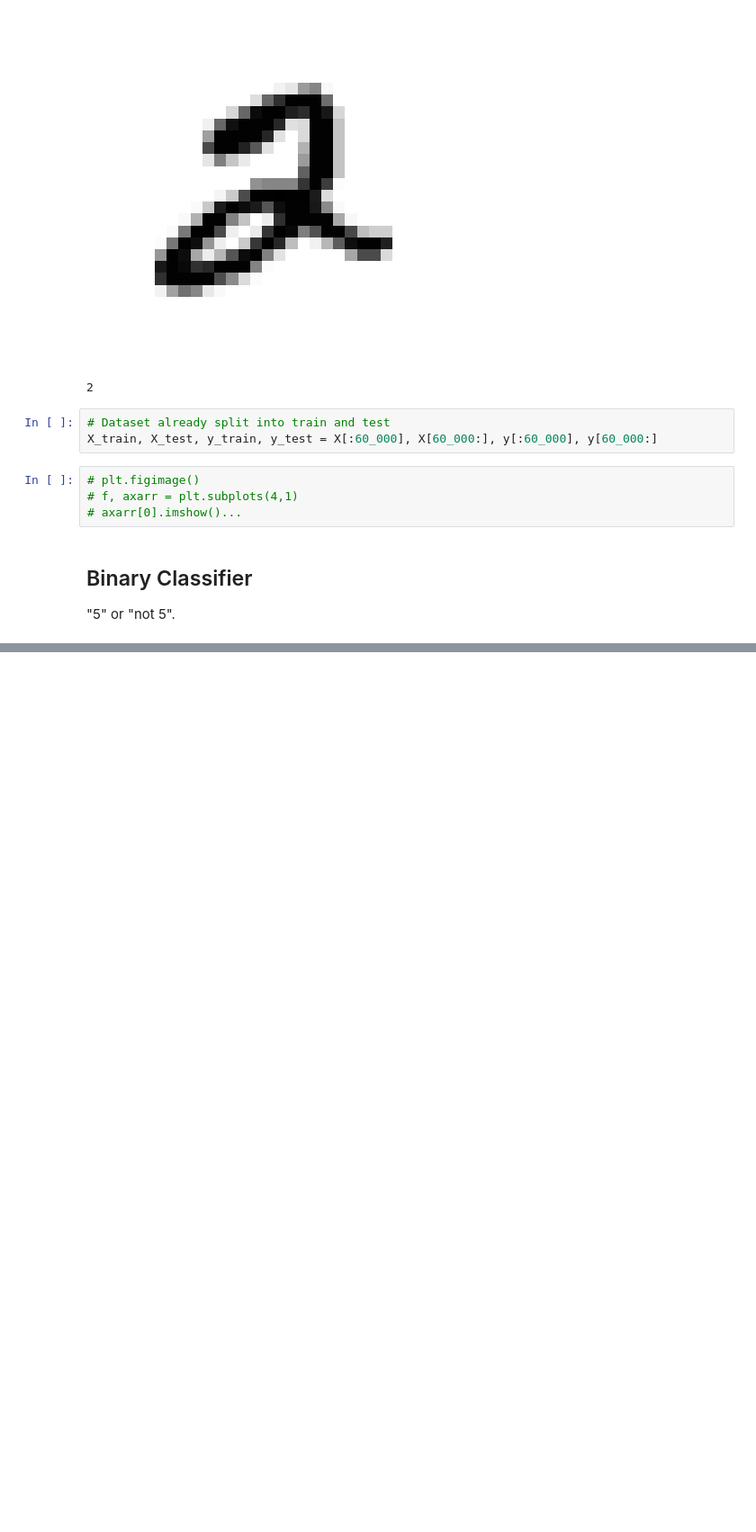
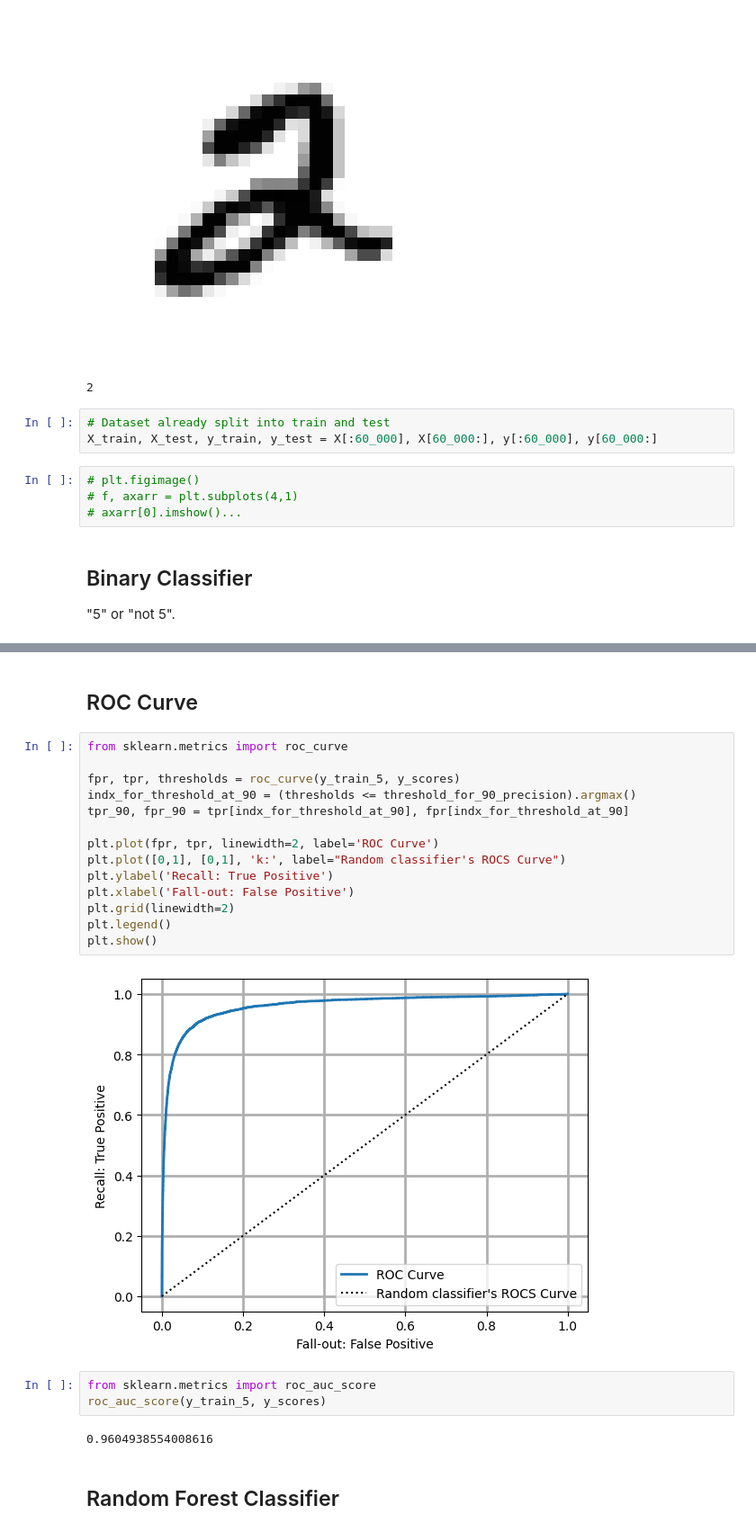
Before and after one commit to ks982579/data-science-1990-california-housing, a Jupyter notebook: mnist-hello-world/main.ipynb, the cells around one changed output, grey strips where cells are left out. Shown: that part at 90% size. Saved outputs shown, nothing was run; the diff lists cells and outputs as text; blank space fills up the shorter version.

```diff
--- a/mnist-hello-world/main.ipynb
+++ b/mnist-hello-world/main.ipynb
@@ -71,0 +191,25 @@ y_test_5 = (y_test == '5')
+# %% [markdown]
+## ROC Curve
+# %%
+from sklearn.metrics import roc_curve
+
+fpr, tpr, thresholds = roc_curve(y_train_5, y_scores)
+indx_for_threshold_at_90 = (thresholds <= threshold_for_90_precision).argmax()
+tpr_90, fpr_90 = tpr[indx_for_threshold_at_90], fpr[indx_for_threshold_at_90]
+
+plt.plot(fpr, tpr, linewidth=2, label='ROC Curve')
+plt.plot([0,1], [0,1], 'k:', label="Random classifier's ROCS Curve")
+plt.ylabel('Recall: True Positive')
+plt.xlabel('Fall-out: False Positive')
+plt.grid(linewidth=2)
+plt.legend()
+plt.show()
+# %% [output]
+[figure, added]
+# %%
+from sklearn.metrics import roc_auc_score
+roc_auc_score(y_train_5, y_scores)
+# %% [output]
+0.9604938554008616
+# %% [markdown]
+## Random Forest Classifier
```
Also changed, not shown: parts of 16 cells of this notebook.
